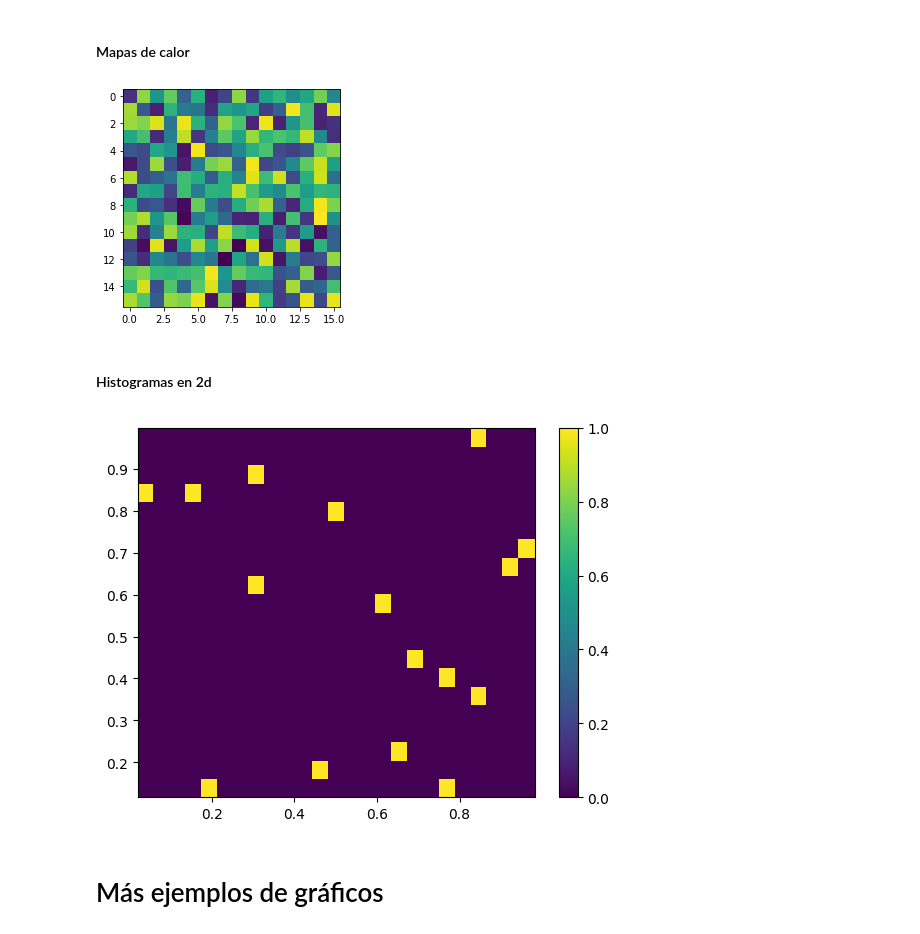
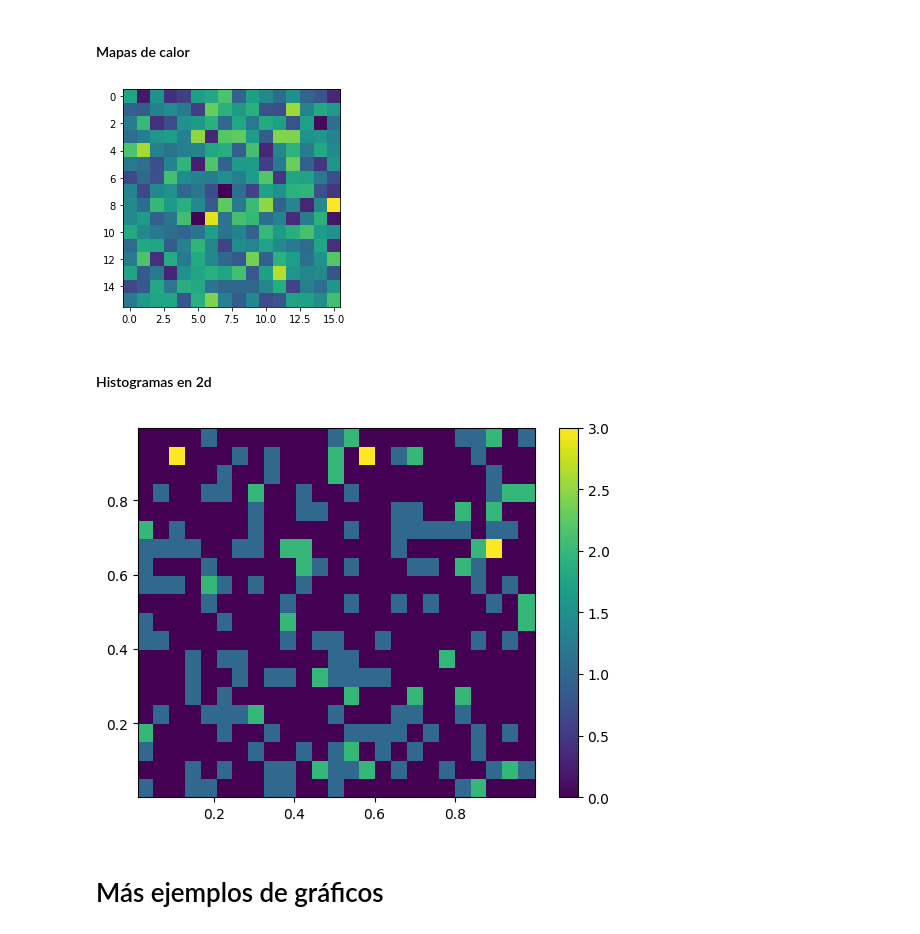
Before and after one commit to pikey-msc/Python, a Jupyter notebook: M3/C2_M3.ipynb, the cells around one changed output. Saved outputs shown, nothing was run; the diff lists cells and outputs as text; code cells hidden in the pictures.

```diff
--- a/M3/C2_M3.ipynb
+++ b/M3/C2_M3.ipynb
@@ -1868,20 +1883,20 @@ plt.show()
 # %%
 
 fig, ax = plt.subplots()
-x = np.random.random((16, 16))
+x = np.random.normal(0,1,(16, 16))
 ax.imshow(x)
 plt.show()
 # %% [output]
-[figure, old version]
+[figure, new version]
 # %% [markdown]
 #### Histogramas en 2d
 # %%
 
 plt.style.use("default")
-plt.hist2d(np.random.random(16), np.random.random(16),bins = (25, 20));
+plt.hist2d(np.random.random(200), np.random.random(200),bins = (25, 20));
 plt.colorbar();
 # %% [output]
-[figure, old version]
+[figure, new version]
 # %% [markdown]
 # Más ejemplos de gráficos
 # %% [markdown]
```
Also changed, not shown: parts of 64 cells of this notebook.
